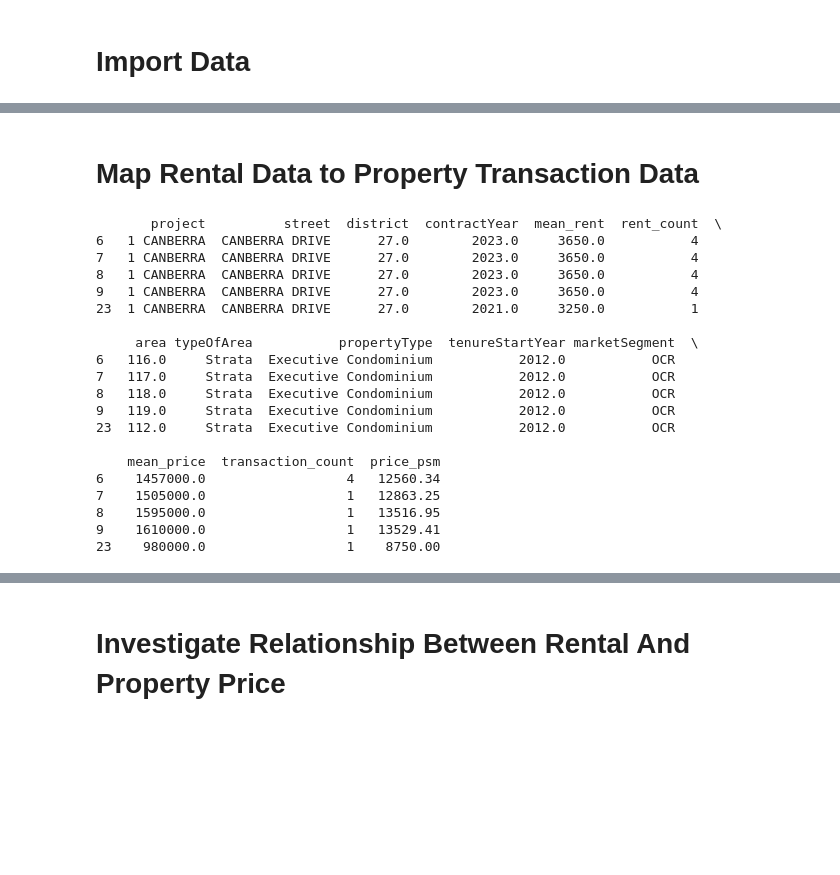
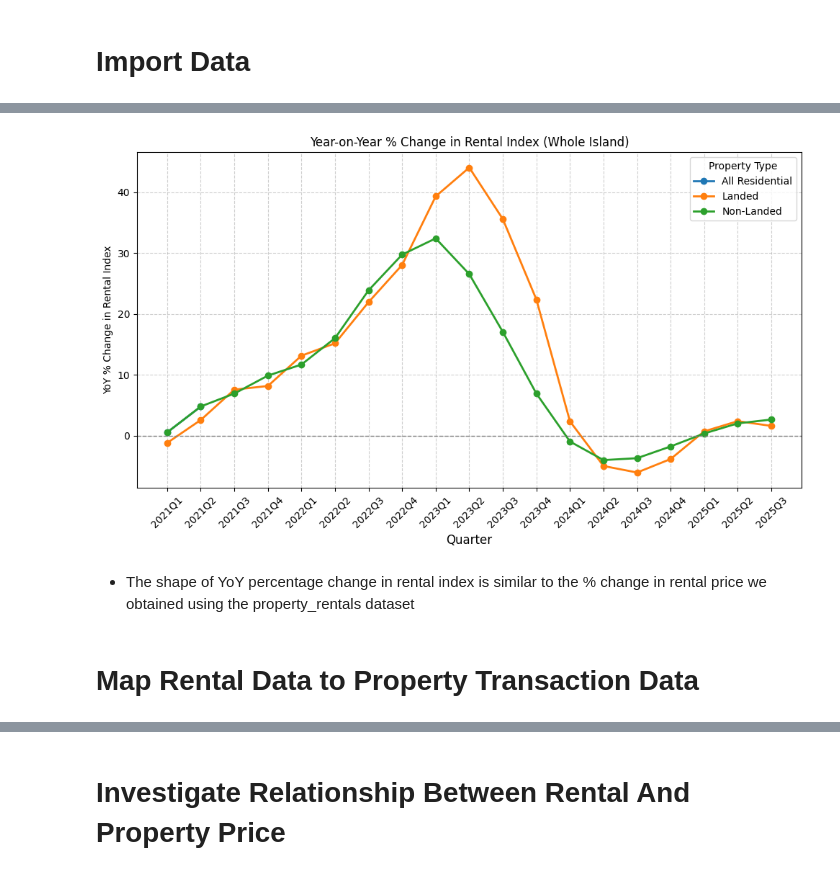
Before and after one commit to AdityaPugalia/Singapore-Housing-Price-Analysis, a Jupyter notebook: Returns_Rental.ipynb, the cells around one changed output, grey strips where cells are left out. Cells and saved outputs as stored; diff of their text form; code cells hidden in the pictures; blank space fills up the shorter version.

```diff
--- a/Returns_Rental.ipynb
+++ b/Returns_Rental.ipynb
@@ -90,3 +262,39 @@ print(len(df_trans['project'].unique()), "unique projects")
+# %%
+# Ensure proper sorting
+rental_index = rental_index.sort_values(by=['property_type', 'locality', 'year', 'quarter'])
+
+# Year-on-Year (YoY) % change — compare same quarter last year (shift by 4 quarters)
+rental_index['perc_change_yoy'] = (
+    rental_index.groupby(['property_type', 'locality'])['index']
+    .pct_change(periods=4) * 100
+)
+
+plt.figure(figsize=(10,6))
+subset = rental_index[rental_index['locality'] == 'Whole Island']
+
+for ptype in subset['property_type'].unique():
+    data = subset[subset['property_type'] == ptype]
+    plt.plot(
+        data['date'].astype(str),
+        data['perc_change_yoy'],
+        marker='o',
+        linewidth=2,
+        label=ptype
+    )
+
+plt.title('Year-on-Year % Change in Rental Index (Whole Island)')
+plt.xlabel('Quarter', fontsize=12)
+plt.ylabel('YoY % Change in Rental Index')
+plt.axhline(0, color='gray', linestyle='--', linewidth=1)
+plt.legend(title='Property Type')
+plt.grid(True, linestyle='--', alpha=0.6)
+plt.xticks(rotation=45)
+plt.tight_layout()
+plt.show()
+# %% [output]
+[figure, added]
+# %% [markdown]
+- The shape of YoY percentage change in rental index is similar to the % change in rental price we obtained using the property_rentals dataset
 # %% [markdown]
 # Map Rental Data to Property Transaction Data
 # %%
@@ -120,26 +344,3 @@ datasample = datasample.drop(columns=['area_min', 'area_max', 'areaSqm', 'x_rent
-# %%
-print(datasample.head())
-# %% [output]
-       project          street  district  contractYear  mean_rent  rent_count  \
-6   1 CANBERRA  CANBERRA DRIVE      27.0        2023.0     3650.0           4
-7   1 CANBERRA  CANBERRA DRIVE      27.0        2023.0     3650.0           4
-8   1 CANBERRA  CANBERRA DRIVE      27.0        2023.0     3650.0           4
-9   1 CANBERRA  CANBERRA DRIVE      27.0        2023.0     3650.0           4
-23  1 CANBERRA  CANBERRA DRIVE      27.0        2021.0     3250.0           1
-
-     area typeOfArea           propertyType  tenureStartYear marketSegment  \
-6   116.0     Strata  Executive Condominium           2012.0           OCR
-7   117.0     Strata  Executive Condominium           2012.0           OCR
-8   118.0     Strata  Executive Condominium           2012.0           OCR
-9   119.0     Strata  Executive Condominium           2012.0           OCR
-23  112.0     Strata  Executive Condominium           2012.0           OCR
-
-    mean_price  transaction_count  price_psm
-6    1457000.0                  4   12560.34
-7    1505000.0                  1   12863.25
-8    1595000.0                  1   13516.95
-9    1610000.0                  1   13529.41
-23    980000.0                  1    8750.00
 # %%
 print(len(datasample))
 print(len(datasample['project'].unique()), "unique projects")
```
Also changed, not shown: parts of 29 cells of this notebook, 1 other file.
